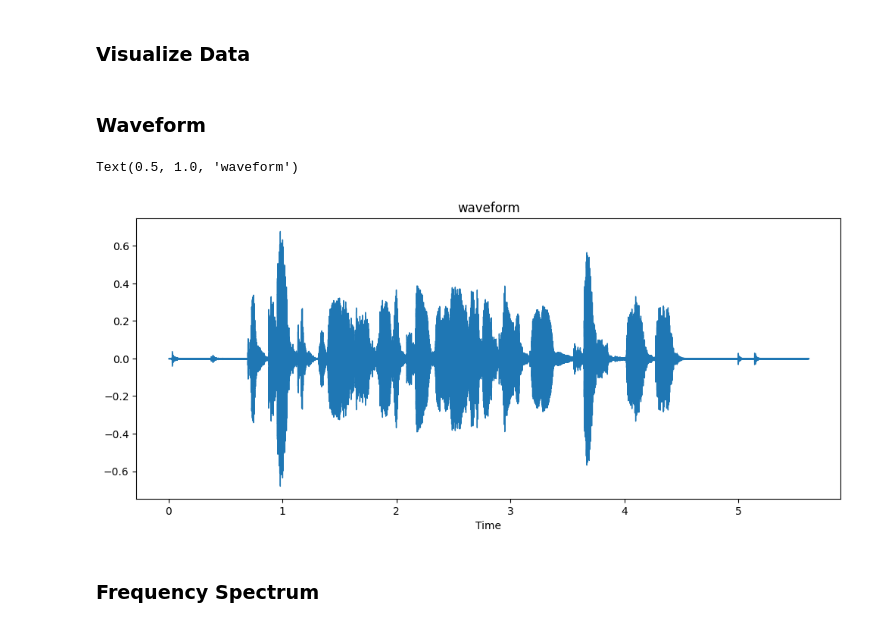
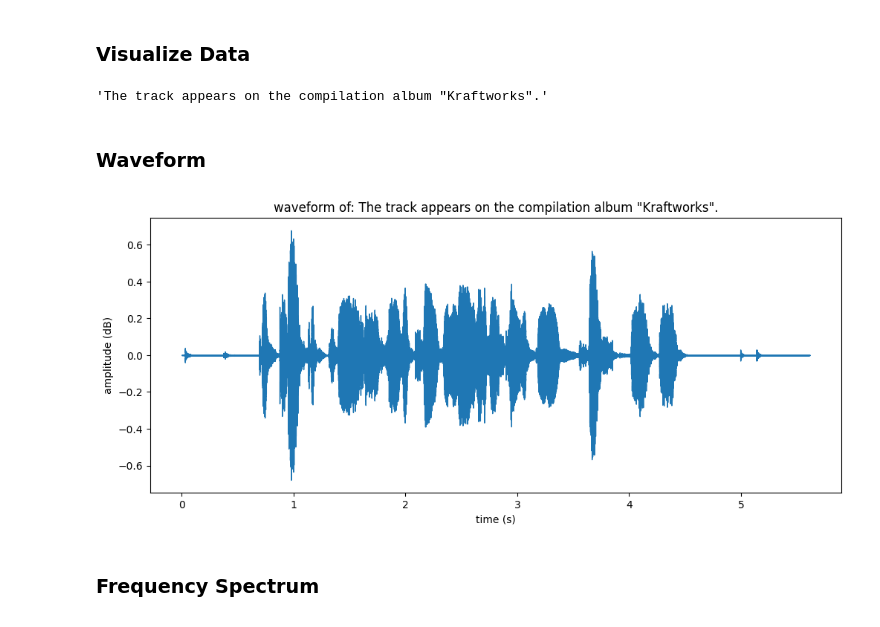
Before and after one commit to diegoquezadac/BATS, a Jupyter notebook: old_files/bats_exploration.ipynb, the cells around one changed output. Cells and saved outputs as stored; diff of their text form; code cells hidden in the pictures.

```diff
--- a/old_files/bats_exploration.ipynb
+++ b/old_files/bats_exploration.ipynb
@@ -141,15 +135,21 @@ Keyboard interruption in main thread... closing server.
 # %%
 array = ds_train_cleaned[0]['audio']['array']
 sampling_rate = ds_train_cleaned[0]['audio']['sampling_rate']
+# %%
+ds_train_cleaned[0]['sentence']
+# %% [output]
+'The track appears on the compilation album "Kraftworks".'
 # %% [markdown]
 ### Waveform
 # %%
 plt.figure().set_figwidth(12)
 librosa.display.waveshow(array, sr=sampling_rate)
-plt.title("waveform")
+plt.title(f"waveform of: {ds_train_cleaned[0]['sentence']}")
+plt.xlabel("time (s)")
+plt.ylabel("amplitude (dB)")
+plt.show()
 # %% [output]
-Text(0.5, 1.0, 'waveform')
-[figure, old version]
+[figure, new version]
 # %% [markdown]
 ### Frequency Spectrum
 # %%
```
Also changed, not shown: parts of 9 cells of this notebook, 5 other files.
